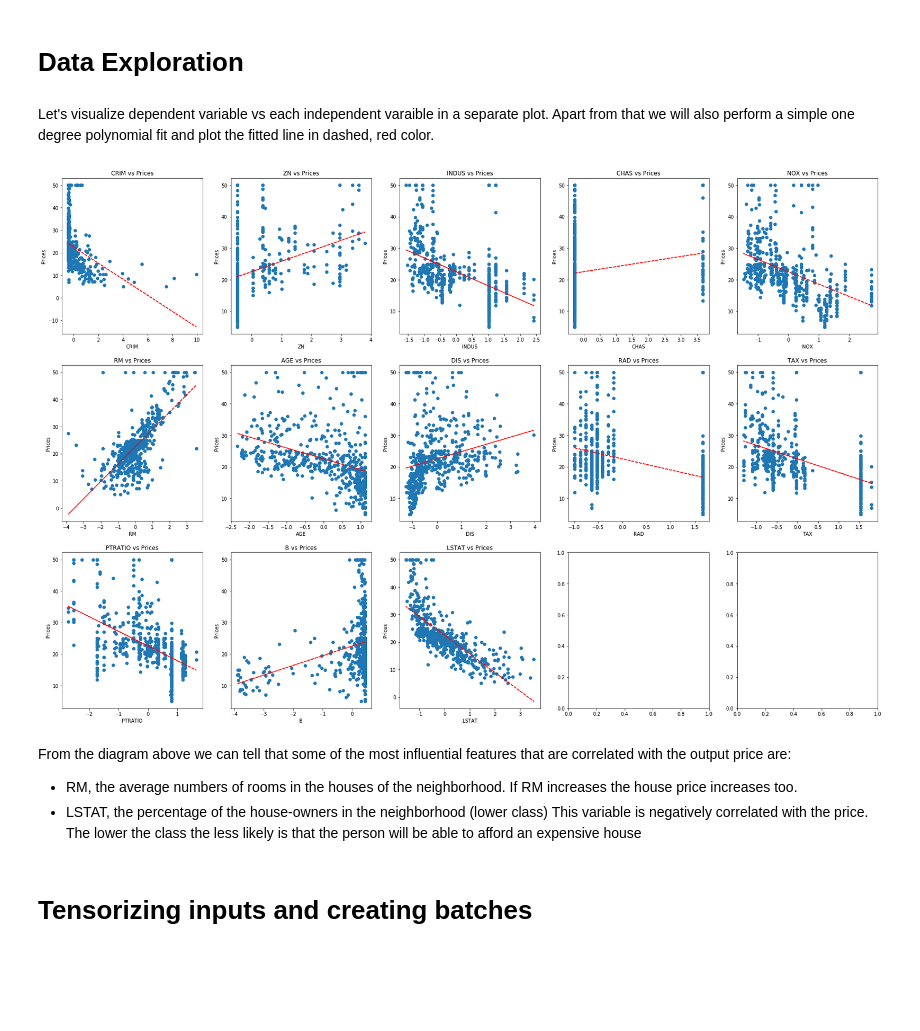
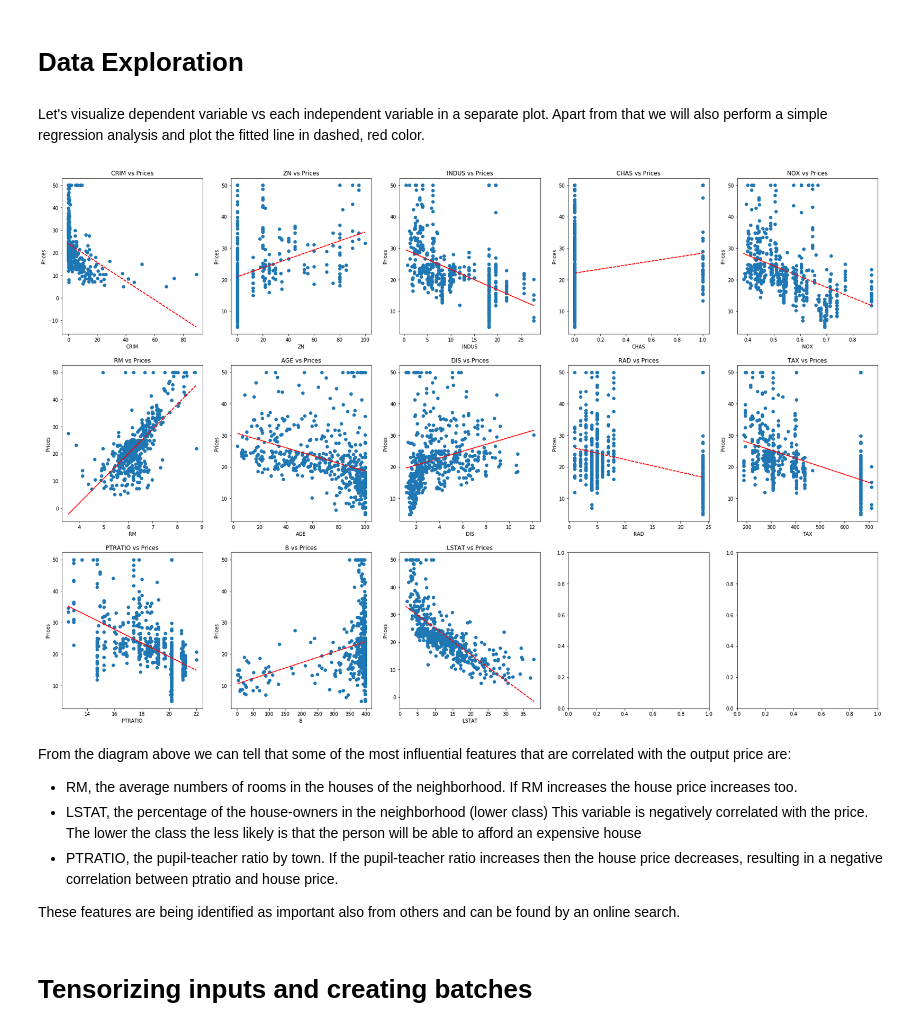
Before and after one commit to pytorch/captum, a Jupyter notebook: tutorials/House_Prices_Regression_Interpret.ipynb, the cells around one changed output. Drawn from its saved outputs; the diff is of its cells as text; code cells hidden in the pictures; blank space fills up the shorter version.

```diff
--- a/tutorials/House_Prices_Regression_Interpret.ipynb
+++ b/tutorials/House_Prices_Regression_Interpret.ipynb
@@ -47,7 +42,3 @@ Let's standardize the dataset by removing the mean and scaling to unit variance.
-# %%
-scaler = StandardScaler()
-scaler.fit(X)
-X_norm = scaler.transform(X)
 # %% [markdown]
 Let's use 70% of our data for training and the remaining 30% for testing.
 # %%
@@ -55,28 +46,32 @@ X_train, X_test, y_train, y_test = train_test_split(X_norm, y, test_size=0.3, ra
 # %% [markdown]
 # Data Exploration
 # %% [markdown]
-Let's visualize dependent variable vs each independent varaible in a separate plot. Apart from that we will also perform a simple one degree polynomial fit and plot the fitted line in dashed, red color.
+Let's visualize dependent variable vs each independent variable in a separate plot. Apart from that we will also perform a simple regression analysis and plot the fitted line in dashed, red color.
 # %%
 fig, axs = plt.subplots(nrows = 3, ncols=5, figsize=(30, 20))
 for i, (ax, col) in enumerate(zip(axs.flat, feature_names)):
-    x = X_norm[:,i]
+    x = X[:,i]
     pf = np.polyfit(x, y, 1)
     p = np.poly1d(pf)
 
     ax.plot(x, y, 'o')
     ax.plot(x, p(x),"r--")
 
     ax.set_title(col + ' vs Prices')
     ax.set_xlabel(col)
     ax.set_ylabel('Prices')
 # %% [output]
-[figure, old version]
+[figure, new version]
 # %% [markdown]
 From the diagram above we can tell that some of the most influential features that are correlated with the output price are:
    - RM, the average numbers of rooms in the houses of the neighborhood.
      If RM increases the house price increases too.
    - LSTAT, the percentage of the house-owners in the neighborhood (lower class)
      This variable is negatively correlated with the price. The lower the class the less likely is that the person will be able to afford an expensive house
+   - PTRATIO, the pupil-teacher ratio by town.
+     If the pupil-teacher ratio increases then the house price decreases, resulting in a negative correlation between ptratio and house price.
+
+These features are being identified as important also from others and can be found by an online search.
 # %% [markdown]
 # Tensorizing inputs and creating batches
 # %% [markdown]
```
Also changed, not shown: parts of 32 cells of this notebook, 2 other files.
